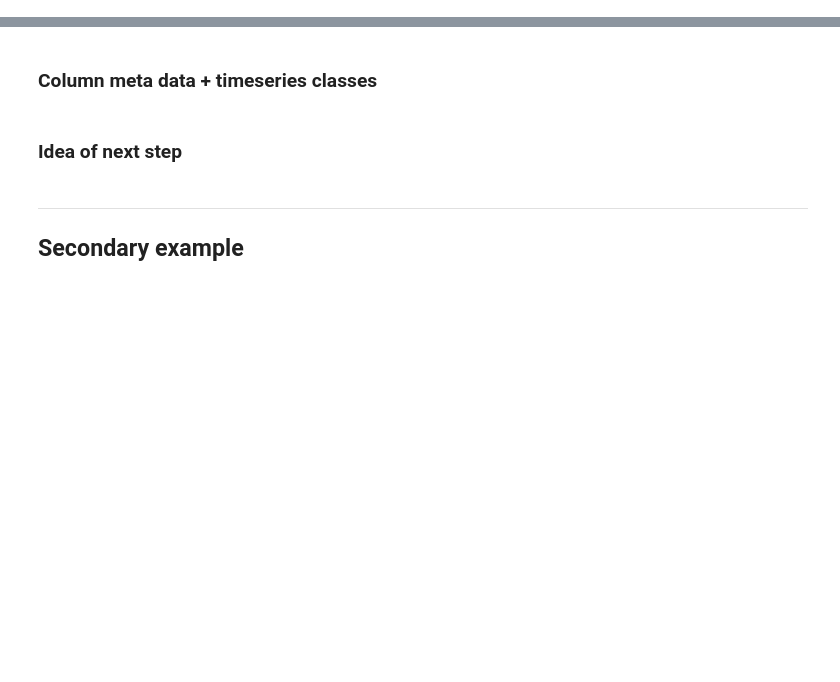
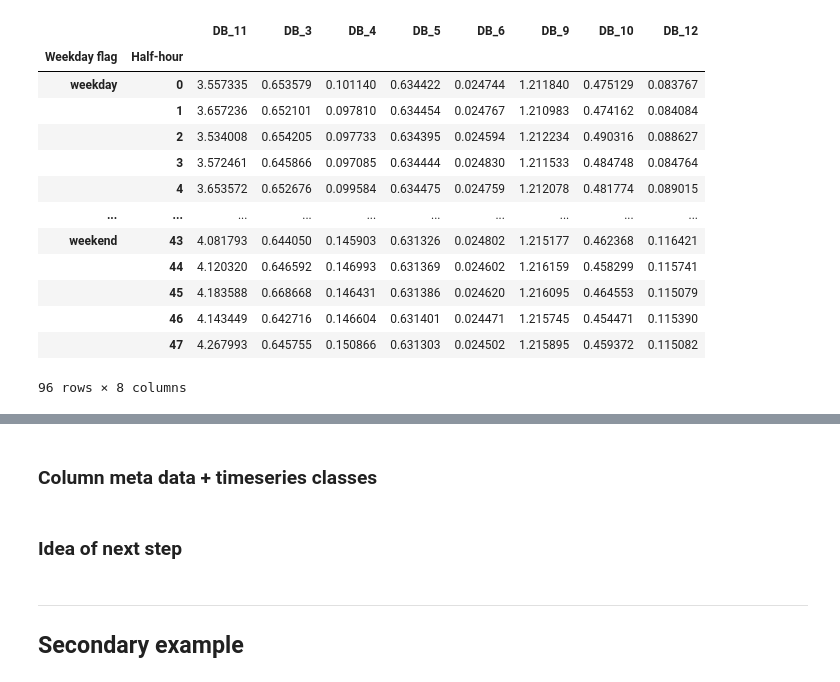
Before and after one commit to empowering-energy-solutions-ltd/e2sviz, a Jupyter notebook: notebooks/clean_demo.ipynb, the cells around one changed output, grey strips where cells are left out. Saved outputs shown, nothing was run; the diff lists cells and outputs as text; code cells hidden in the pictures; blank space fills up the shorter version.

```diff
--- a/notebooks/clean_demo.ipynb
+++ b/notebooks/clean_demo.ipynb
@@ -128,2 +154,19 @@ visualize.DataViz(new_test, plot_styles.MatPlotLibPlot()).single_plot()
 [figure]
 [figure]
+# %%
+new_test.groupby(viz_schema.GroupingKeySchema.DAY) # Average weekday/weekend day for the year.
+# %% [output]
+|  |  | DB_11 | DB_3 | DB_4 | DB_5 | DB_6 | DB_9 | DB_10 | DB_12 |
+| Weekday flag | Half-hour |  |  |  |  |  |  |  |  |
+| weekday | 0 | 3.557335 | 0.653579 | 0.101140 | 0.634422 | 0.024744 | 1.211840 | 0.475129 | 0.083767 |
+|  | 1 | 3.657236 | 0.652101 | 0.097810 | 0.634454 | 0.024767 | 1.210983 | 0.474162 | 0.084084 |
+|  | 2 | 3.534008 | 0.654205 | 0.097733 | 0.634395 | 0.024594 | 1.212234 | 0.490316 | 0.088627 |
+|  | 3 | 3.572461 | 0.645866 | 0.097085 | 0.634444 | 0.024830 | 1.211533 | 0.484748 | 0.084764 |
+|  | 4 | 3.653572 | 0.652676 | 0.099584 | 0.634475 | 0.024759 | 1.212078 | 0.481774 | 0.089015 |
+| ... | ... | ... | ... | ... | ... | ... | ... | ... | ... |
+| weekend | 43 | 4.081793 | 0.644050 | 0.145903 | 0.631326 | 0.024802 | 1.215177 | 0.462368 | 0.116421 |
+|  | 44 | 4.120320 | 0.646592 | 0.146993 | 0.631369 | 0.024602 | 1.216159 | 0.458299 | 0.115741 |
+|  | 45 | 4.183588 | 0.668668 | 0.146431 | 0.631386 | 0.024620 | 1.216095 | 0.464553 | 0.115079 |
+|  | 46 | 4.143449 | 0.642716 | 0.146604 | 0.631401 | 0.024471 | 1.215745 | 0.454471 | 0.115390 |
+|  | 47 | 4.267993 | 0.645755 | 0.150866 | 0.631303 | 0.024502 | 1.215895 | 0.459372 | 0.115082 |
+96 rows × 8 columns
```
Also changed, not shown: parts of 20 cells of this notebook, 1 other file.
